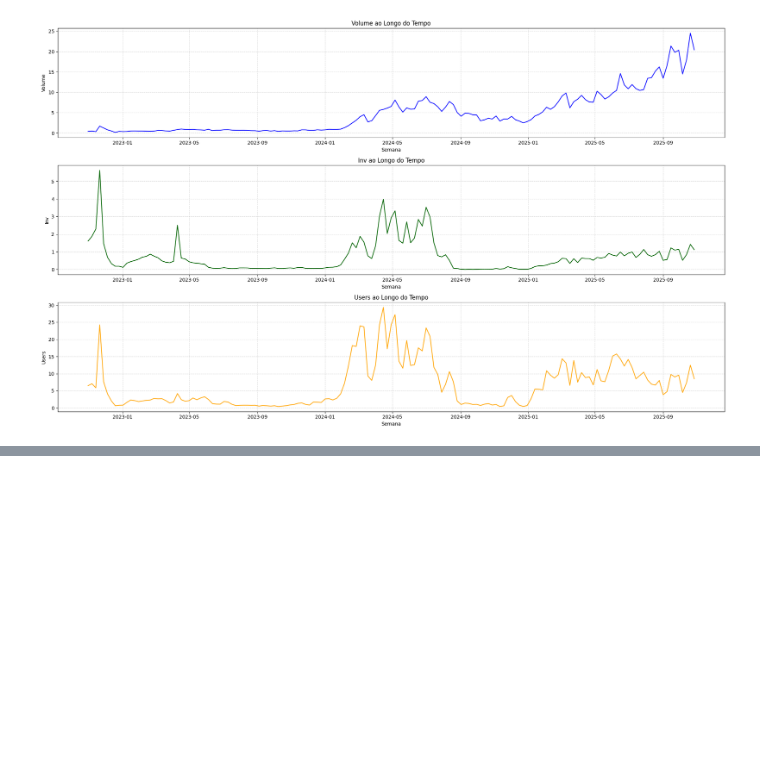
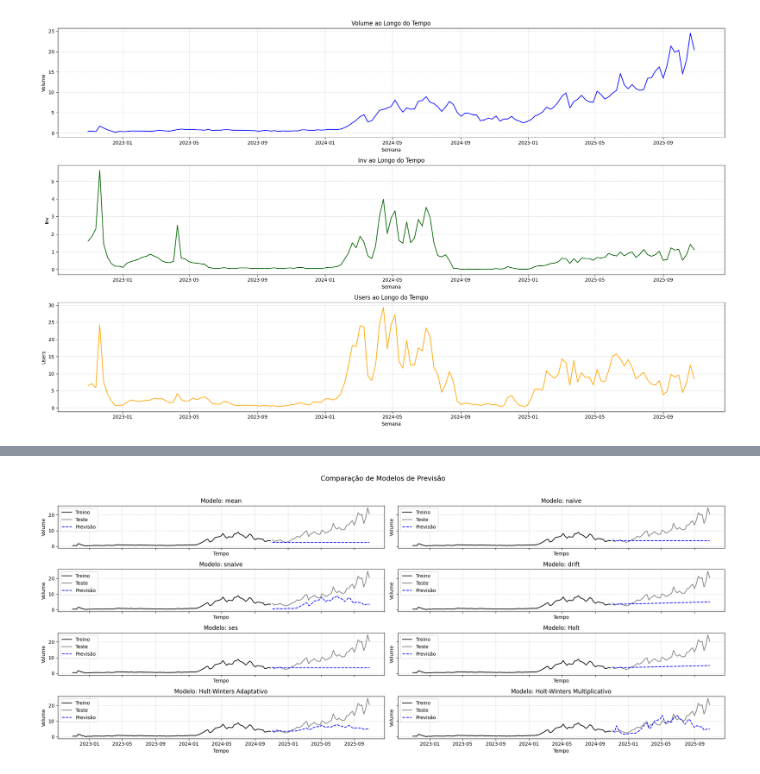
Before and after one commit to GuilhermeCastilho02/Series-Temporais-A2, a Jupyter notebook: trabalho_a2.ipynb, the cells around one changed output, grey strips where cells are left out. Drawn from its saved outputs; the diff is of its cells as text; code cells hidden in the pictures; blank space fills up the shorter version.

Commit message:
adionados modelos baselines

```diff
--- a/trabalho_a2.ipynb
+++ b/trabalho_a2.ipynb
@@ -92,0 +131,20 @@ plt.show()
+# %%
+# Suavização Exponencial Simples
+ses_model = ExponentialSmoothing(y_tr, trend=None, seasonal=None)
+ses_fit = ses_model.fit()
+ses_pred = ses_fit.forecast(h)
+
+# Holt
+holt_model = ExponentialSmoothing(y_tr, trend="add", seasonal=None)
+holt_fit = holt_model.fit()
+holt_pred = holt_fit.forecast(h)
+
+# Holt-Winters adaptativo
+hw_model = ExponentialSmoothing(y_tr, trend="add", seasonal="add", seasonal_periods=52)
+hw_fit = hw_model.fit()
+hw_pred = hw_fit.forecast(h)
+
+# Holt-Winters multiplicativo
+hw_mul_model = ExponentialSmoothing(y_tr, trend="add", seasonal="mul", seasonal_periods=52)
+hw_mul_fit = hw_mul_model.fit()
+hw_mul_pred = hw_mul_fit.forecast(h)
@@ -92,0 +191,23 @@ plt.show()
+# %%
+fig, axes = plt.subplots(4, 2, figsize=(20, 8), sharex=True, sharey=True)
+axes = axes.flatten()
+
+for i, (name, yhat) in enumerate(preds.items()):
+    ax = axes[i]
+    # Série observada (treino + teste)
+    ax.plot(y_tr.index, y_tr, color="black", label="Treino")
+    ax.plot(y_te.index, y_te, color="gray", label="Teste")
+    # Previsão
+    ax.plot(y_te.index, yhat, color="blue", linestyle="--", label="Previsão")
+
+    ax.set_title(f"Modelo: {name}")
+    ax.set_xlabel("Tempo")
+    ax.set_ylabel("Volume")
+    ax.grid(True, linestyle="--", alpha=0.5)
+    ax.legend()
+
+plt.suptitle("Comparação de Modelos de Previsão", fontsize=14, y=1.02)
+plt.tight_layout()
+plt.show()
+# %% [output]
+[figure, added]
```
Also changed, not shown: parts of 8 cells of this notebook.
